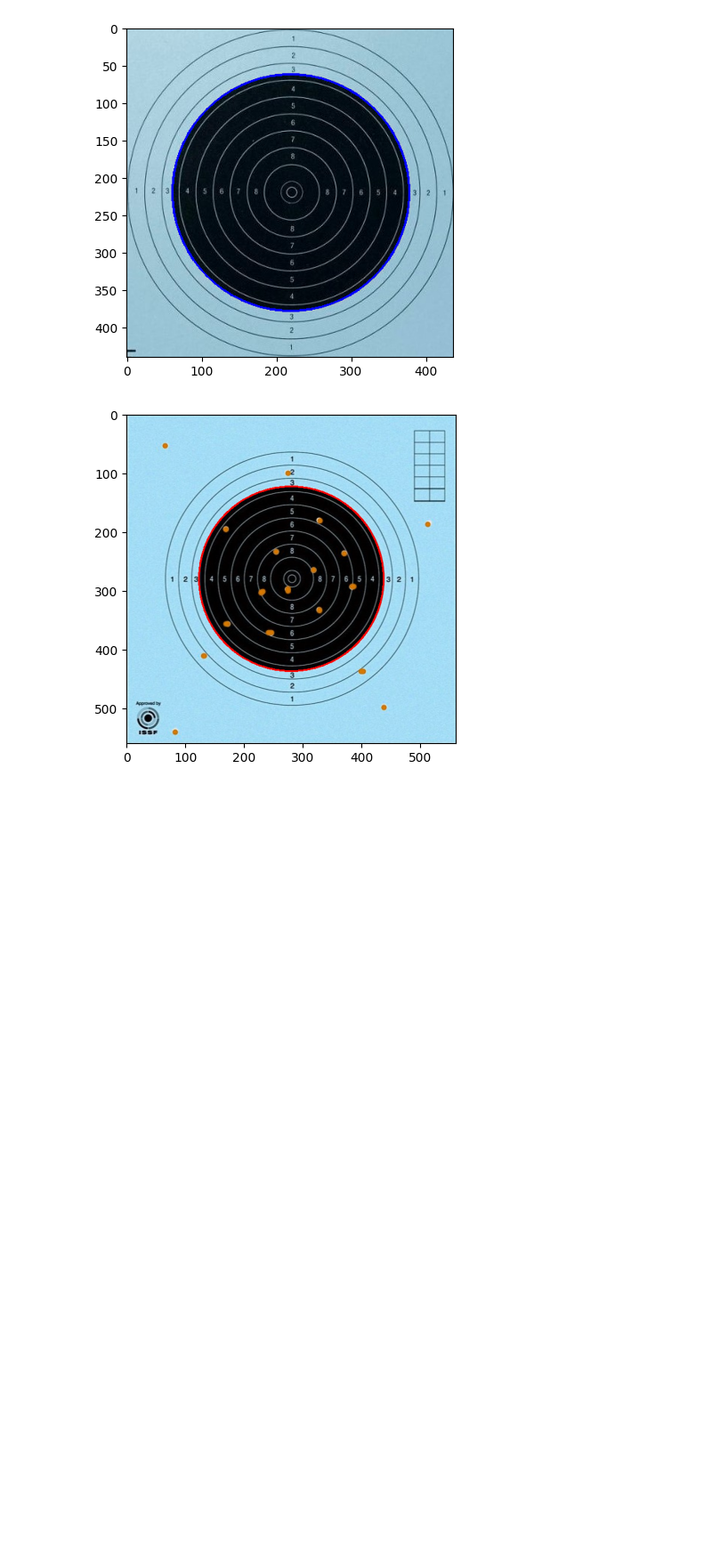
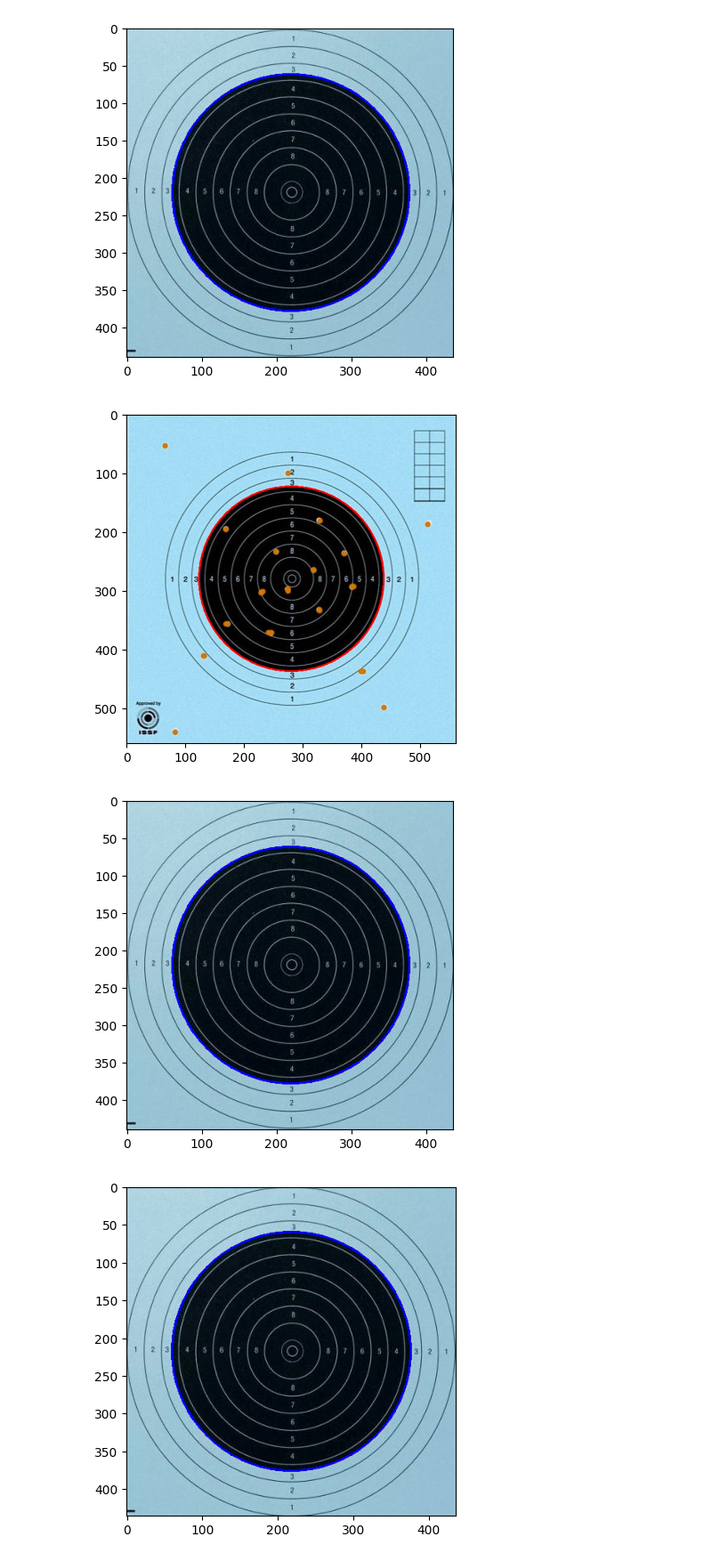
Before and after one commit to d4nm0/RiffleTargetCount, a Jupyter notebook: test.ipynb, the cells around one changed output. Shown at 89% size. Saved outputs shown, nothing was run; the diff lists cells and outputs as text; code cells hidden in the pictures; blank space fills up the shorter version.

```diff
--- a/test.ipynb
+++ b/test.ipynb
@@ -458,3 +458,62 @@ plt.show()
 # %% [output]
 [figure]
 [figure]
+# %%
+import cv2
+import matplotlib.pyplot as plt
+import numpy as np
+
+# Charger les images
+before_image = cv2.imread("before.jpg")
+after_image = cv2.imread("center_after_2.jpg")
+gray_before = cv2.cvtColor(before_image, cv2.COLOR_BGR2GRAY)
+gray_after = cv2.cvtColor(after_image, cv2.COLOR_BGR2GRAY)
+
+# Appliquer une réduction de bruit pour faciliter la détection de cercles
+gray_before = cv2.medianBlur(gray_before, 5)
+gray_after = cv2.medianBlur(gray_after, 5)
+
+# Détecter les cercles dans les images
+circles_before = cv2.HoughCircles(gray_before, cv2.HOUGH_GRADIENT, 1, 20, param1=150, param2=30, minRadius=0, maxRadius=0)
+circles_after = cv2.HoughCircles(gray_after, cv2.HOUGH_GRADIENT, 1, 30, param1=150, param2=150, minRadius=0, maxRadius=0)
+
+
+
+# Extraire les coordonnées x, y, et rayon du cercle dans les images
+x1, y1, r1 = int(circles_before[0, 0, 0]), int(circles_before[0, 0, 1]), int(circles_before[0, 0, 2])
+x2, y2, r2 = int(circles_after[0, 0, 0]), int(circles_after[0, 0, 1]), int(circles_after[0, 0, 2])
+
+before_image = cv2.cvtColor(before_image, cv2.COLOR_BGR2RGB)
+cv2.circle(before_image, (x1, y1), r1, (255,0,0), 2)
+before_image = cv2.cvtColor(before_image, cv2.COLOR_BGR2RGB)
+cv2.circle(after_image, (x2, y2), r2, (255,0,0), 2)
+
+# //////////////////////
+before_cropped = before_image[y1-r1-60:y1+r1+60, x1-r1-60:x1+r1+60]
+after_cropped = after_image[y2-r2-60:y2+r2+60, x2-r2-60:x2+r2+60]
+after_cropped = cv2.resize(after_cropped, (before_cropped.shape[1], before_cropped.shape[0]))
+
+result = cv2.addWeighted(before_cropped, 0.5, after_cropped, 0.5, 0)
+
+
+
+# //////////////////////
+
+
+plt.imshow(before_image)
+plt.show()
+plt.imshow(before_cropped)
+plt.show()
+plt.imshow(after_image)
+plt.show()
+plt.imshow(after_cropped)
+plt.show()
+plt.imshow(result)
+plt.show()
+cv2.imshow("result", result)
+cv2.imshow("after_image", after_cropped)
+cv2.waitKey(0)
+cv2.destroyAllWindows()
+# %% [output]
+[figure, added]
+[figure, added]
```
Also changed, not shown: parts of 1 cell of this notebook.
